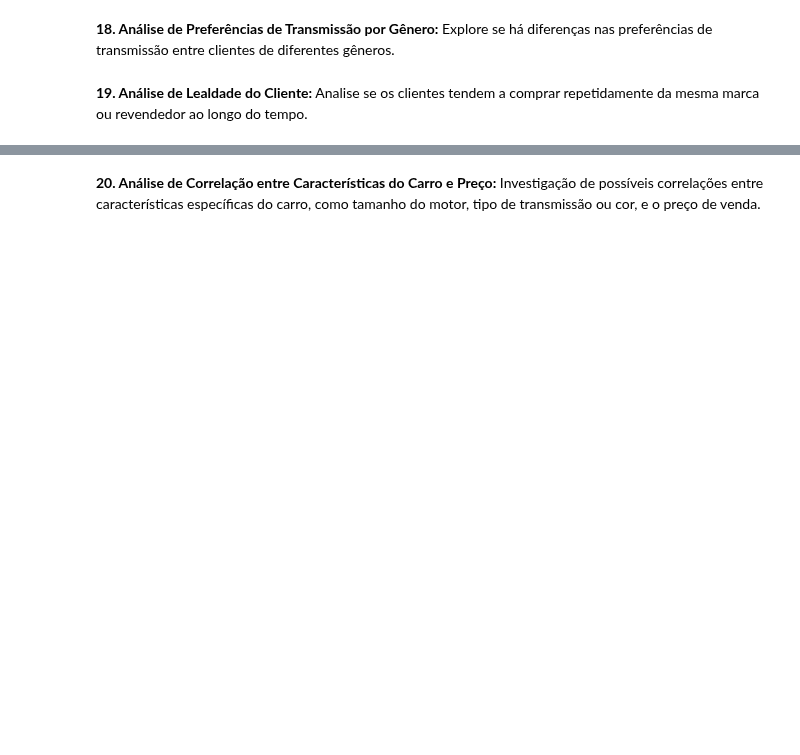
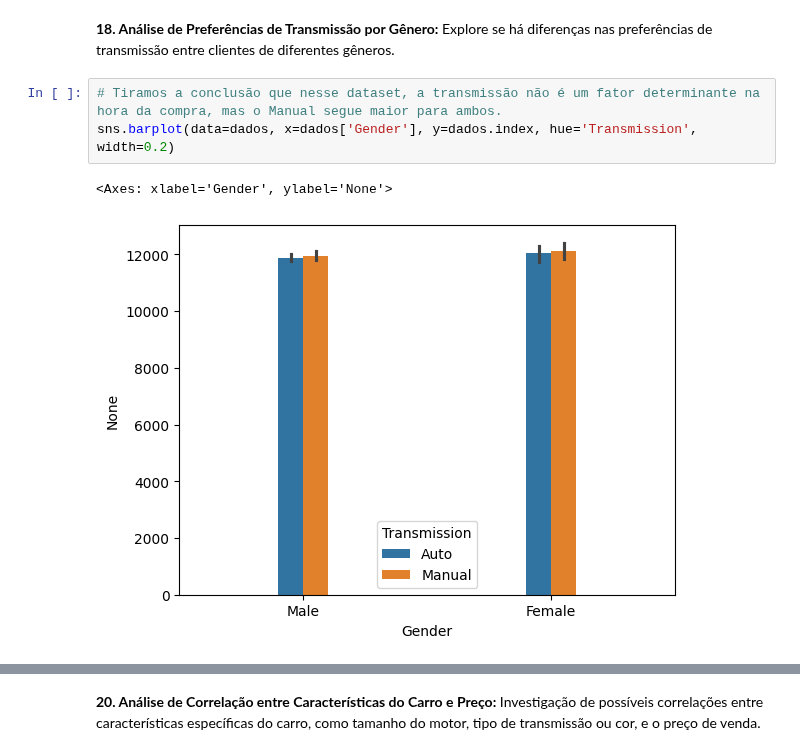
Before and after one commit to GabrielVila/Car-Sales-Report, a Jupyter notebook: projeto_carro.ipynb, the cells around one changed output, grey strips where cells are left out. Saved outputs shown, nothing was run; the diff lists cells and outputs as text; blank space fills up the shorter version.

```diff
--- a/projeto_carro.ipynb
+++ b/projeto_carro.ipynb
@@ -229,4 +280,8 @@ Name: count, dtype: int64
 # %% [markdown]
 **18. Análise de Preferências de Transmissão por Gênero:** Explore se há diferenças nas preferências de transmissão entre clientes de diferentes gêneros.
-# %% [markdown]
-**19. Análise de Lealdade do Cliente:** Analise se os clientes tendem a comprar repetidamente da mesma marca ou revendedor ao longo do tempo.
+# %%
+# Tiramos a conclusão que nesse dataset, a transmissão não é um fator determinante na hora da compra, mas o Manual segue maior para ambos.
+sns.barplot(data=dados, x=dados['Gender'], y=dados.index, hue='Transmission', width=0.2)
+# %% [output]
+<Axes: xlabel='Gender', ylabel='None'>
+[figure, added]
```
Also changed, not shown: parts of 12 cells of this notebook.
